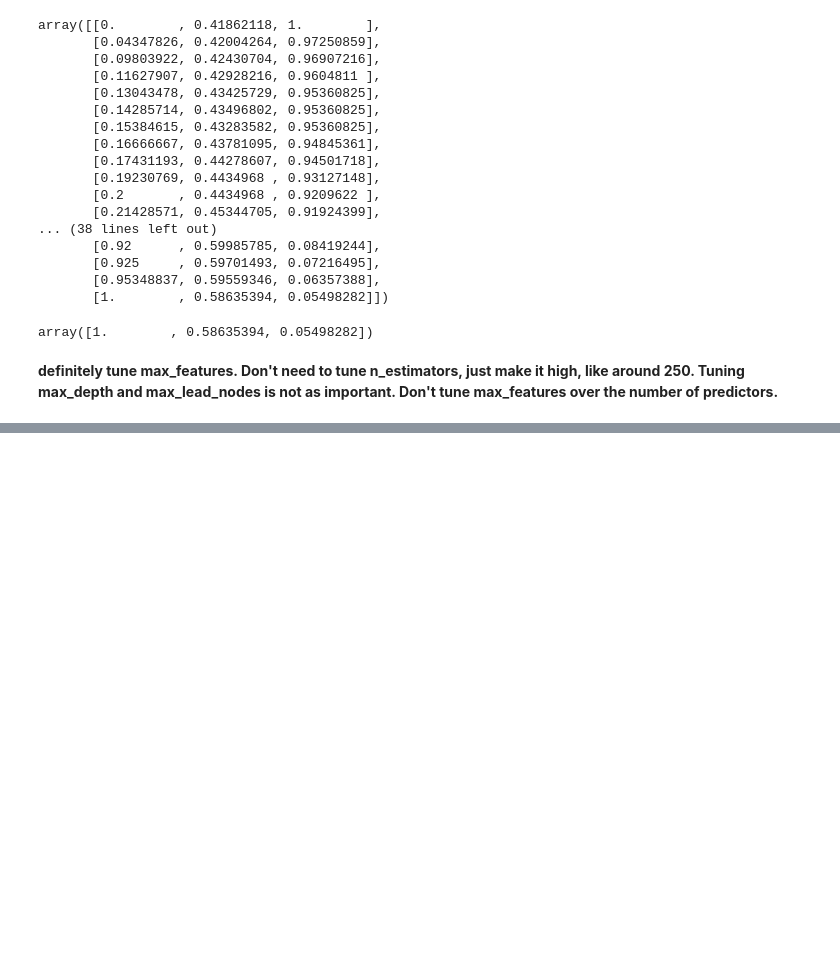
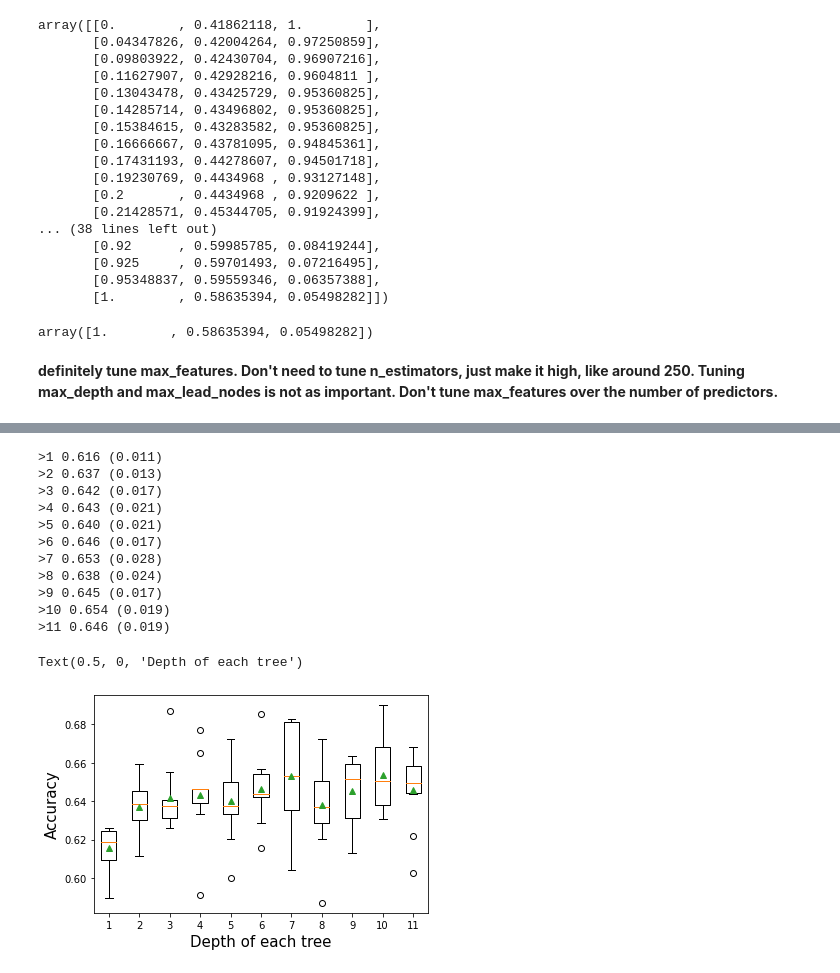
Before and after one commit to catherineerickson/STAT-303-3-Project, a Jupyter notebook: Bagged Decision Tree.ipynb, the cells around one changed output, grey strips where cells are left out. Drawn from its saved outputs; the diff is of its cells as text; code cells hidden in the pictures; blank space fills up the shorter version.

```diff
--- a/Bagged Decision Tree.ipynb
+++ b/Bagged Decision Tree.ipynb
@@ -223,0 +284,47 @@ array([1.        , 0.58635394, 0.05498282])
+# %%
+# get a list of models to evaluate
+def get_models():
+    models = dict()
+    # explore depths from 1 to 10
+    for i in range(1,12):
+        # define ensemble model
+        models[str(i)] = GradientBoostingClassifier(random_state=1,max_depth=i)
+    return models
+
+# evaluate a given model using cross-validation
+def evaluate_model(model, X_train, y_train):
+    # define the evaluation procedure
+    cv = StratifiedKFold(n_splits=10, shuffle=True, random_state=1)
+    # evaluate the model and collect the results
+    scores = cross_val_score(model, X_train, y_train, scoring='accuracy', cv=cv, n_jobs=-1)
+    return scores
+
+# get the models to evaluate
+models = get_models()
+# evaluate the models and store results
+results, names = list(), list()
+for name, model in models.items():
+    # evaluate the model
+    scores = evaluate_model(model, X_train, y_train)
+    # store the results
+    results.append(scores)
+    names.append(name)
+    # summarize the performance along the way
+    print('>%s %.3f (%.3f)' % (name, np.mean(scores), np.std(scores)))
+plt.boxplot(results, labels=names, showmeans=True)
+plt.ylabel('Accuracy',fontsize=15)
+plt.xlabel('Depth of each tree',fontsize=15)
+# %% [output]
+>1 0.616 (0.011)
+>2 0.637 (0.013)
+>3 0.642 (0.017)
+>4 0.643 (0.021)
+>5 0.640 (0.021)
+>6 0.646 (0.017)
+>7 0.653 (0.028)
+>8 0.638 (0.024)
+>9 0.645 (0.017)
+>10 0.654 (0.019)
+>11 0.646 (0.019)
+Text(0.5, 0, 'Depth of each tree')
+[figure, added]
```
Also changed, not shown: parts of 27 cells of this notebook.
